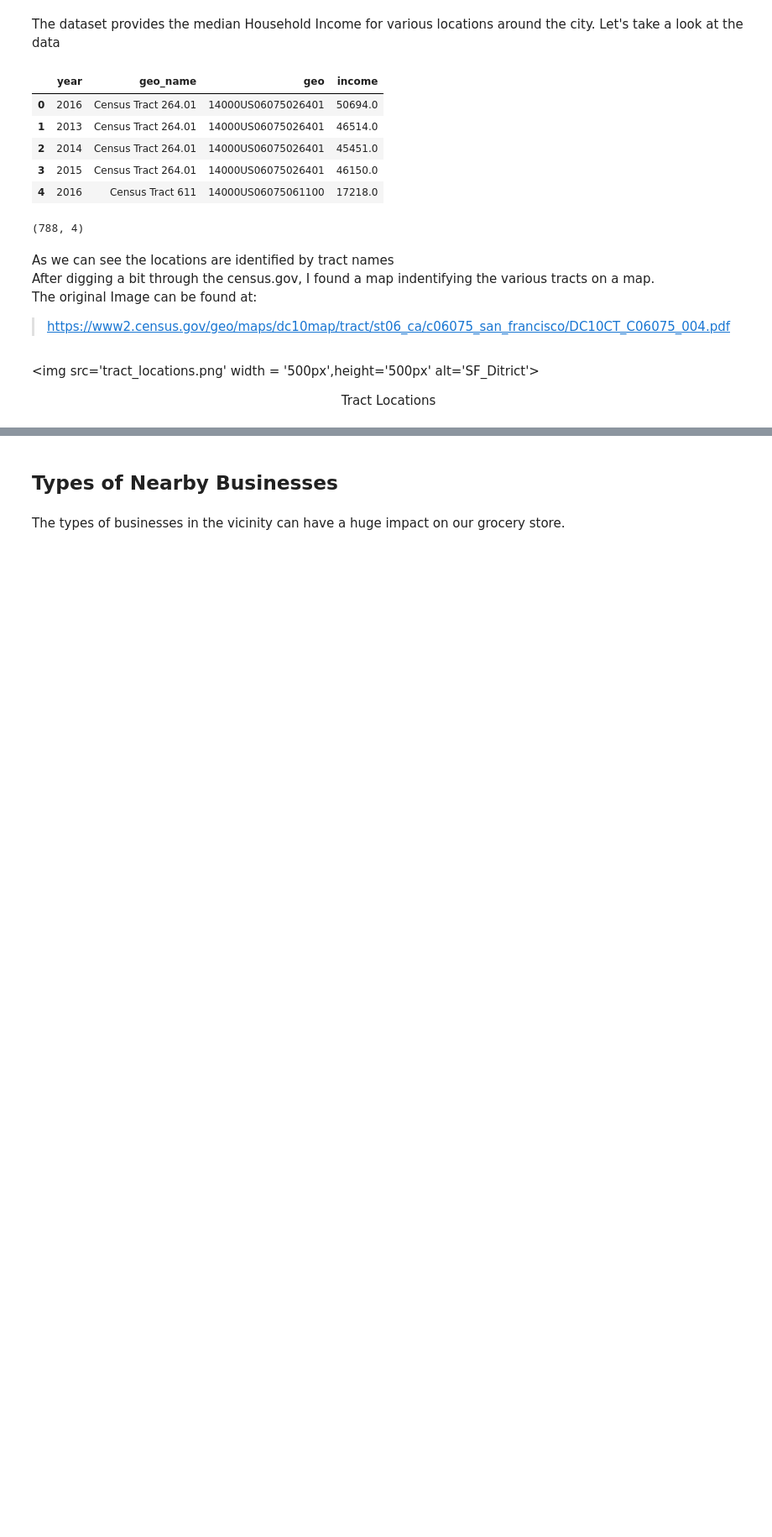
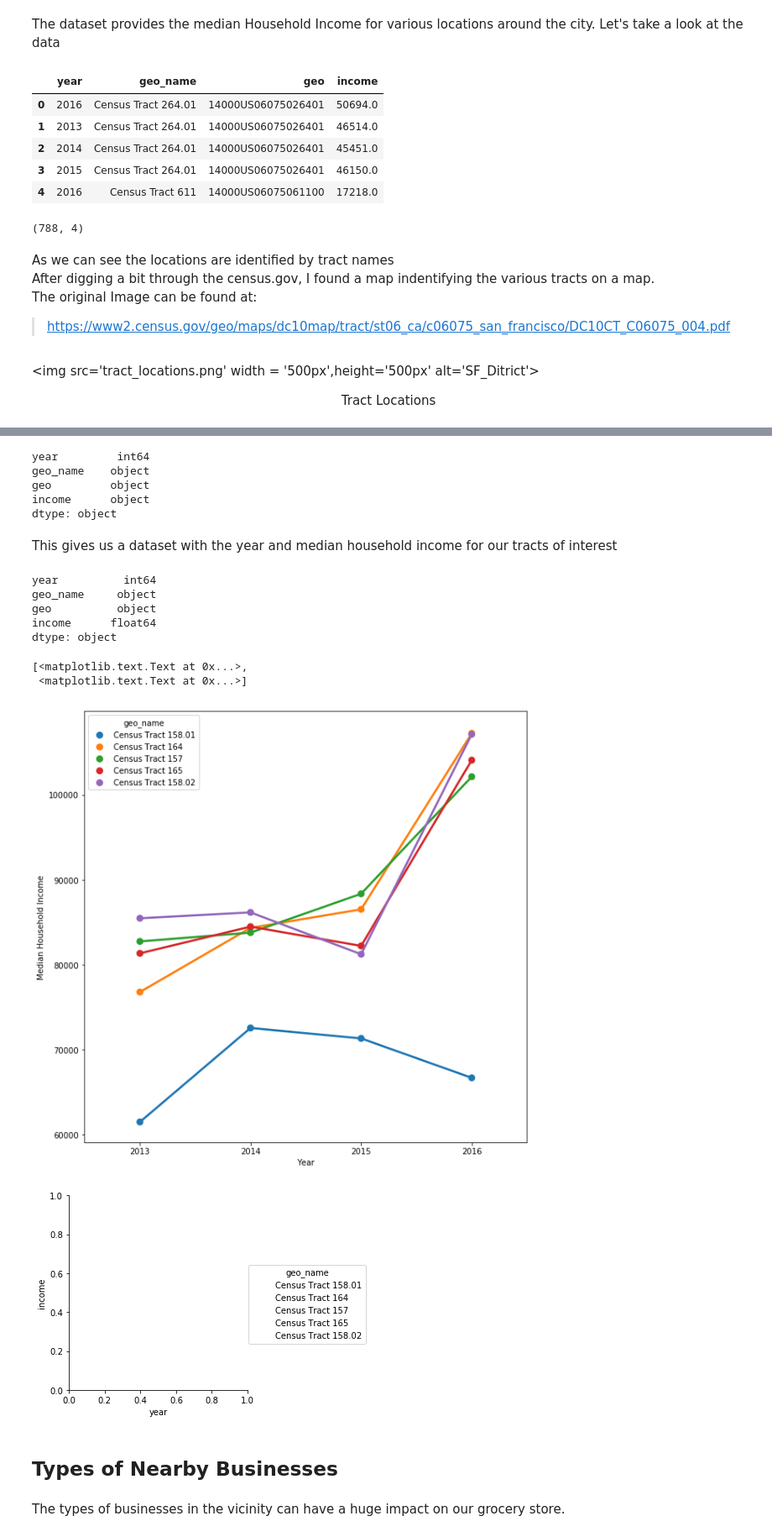
Before and after one commit to cmattey/VisaCaseStudy, a Jupyter notebook: VisaCaseStudy1.ipynb, the cells around one changed output, grey strips where cells are left out. Shown at 84% size. Saved outputs shown, nothing was run; the diff lists cells and outputs as text; code cells hidden in the pictures; blank space fills up the shorter version.

Commit message:
Added tract income analysis

```diff
--- a/VisaCaseStudy1.ipynb
+++ b/VisaCaseStudy1.ipynb
@@ -275,0 +279,2 @@ The original Image can be found at:<br>
+# %%
+local_pop_df = pop_df[pop_df['geo_name'].str.contains('164|165|157|158.01|158.02')]
@@ -276,3 +301,32 @@ The original Image can be found at:<br>
+# %%
+local_pop_df.dtypes
+# %% [output]
+year         int64
+geo_name    object
+geo         object
+income      object
+dtype: object
+# %% [markdown]
+This gives us a dataset with the year and median household income for our tracts of interest
+# %%
+local_pop_df = local_pop_df.astype({'year':'int64','income':'float64'})
+# %%
+local_pop_df.dtypes
+# %% [output]
+year          int64
+geo_name     object
+geo          object
+income      float64
+dtype: object
+# %%
+fig, axs = plt.subplots(figsize=(10,10))
+sns.factorplot(data = local_pop_df, x = 'year', y = 'income',hue='geo_name',ax = axs)
+axs.set(xlabel = 'Year',ylabel = 'Median Household Income')
+# %% [output]
+[<matplotlib.text.Text at 0x...>,
+ <matplotlib.text.Text at 0x...>]
+[figure, added]
+[figure, added]
 # %% [markdown]
 ## Types of Nearby Businesses
 # %% [markdown]
```
Also changed, not shown: parts of 3 cells of this notebook.
